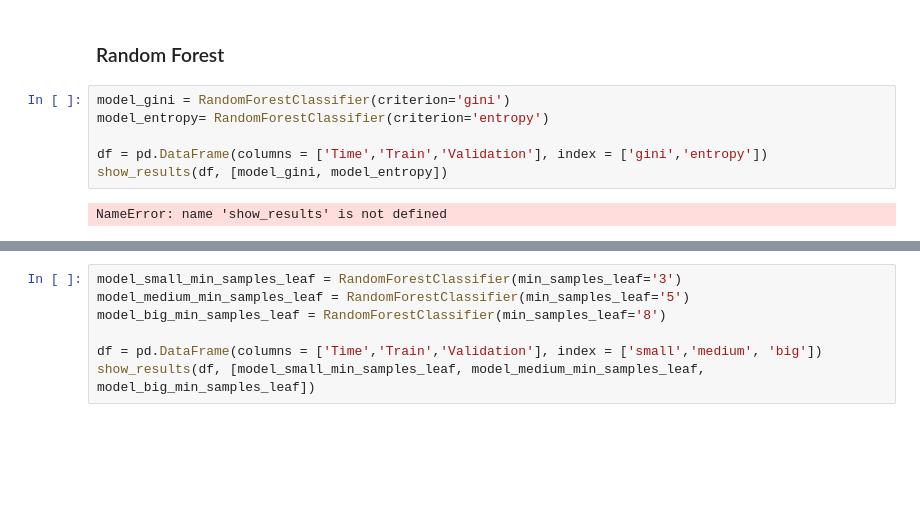
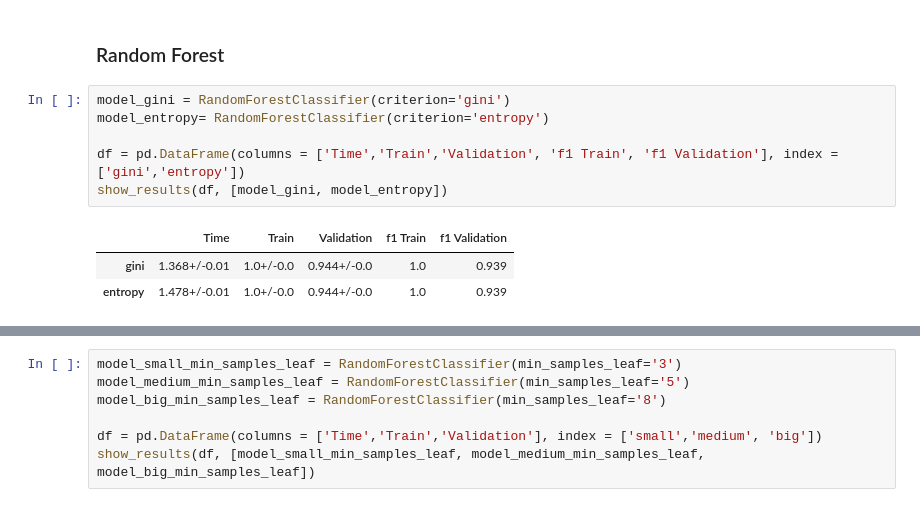
Before and after one commit to Leon209/Project_1-Supervised-Model, a Jupyter notebook: Project 1.ipynb, the cells around one changed output, grey strips where cells are left out. Saved outputs shown, nothing was run; the diff lists cells and outputs as text; blank space fills up the shorter version.

```diff
--- a/Project 1.ipynb
+++ b/Project 1.ipynb
@@ -922,11 +977,13 @@ print('Validation:', f1_score(y_validate, labels_val_bayes))
 # %%
 model_gini = RandomForestClassifier(criterion='gini')
 model_entropy= RandomForestClassifier(criterion='entropy')
 
-df = pd.DataFrame(columns = ['Time','Train','Validation'], index = ['gini','entropy'])
+df = pd.DataFrame(columns = ['Time','Train','Validation', 'f1 Train', 'f1 Validation'], index = ['gini','entropy'])
 show_results(df, [model_gini, model_entropy])
 # %% [output]
-NameError: name 'show_results' is not defined
+|  | Time | Train | Validation | f1 Train | f1 Validation |
+| gini | 1.368+/-0.01 | 1.0+/-0.0 | 0.944+/-0.0 | 1.0 | 0.939 |
+| entropy | 1.478+/-0.01 | 1.0+/-0.0 | 0.944+/-0.0 | 1.0 | 0.939 |
 # %%
 model_small_maxdepth = RandomForestClassifier(max_depth='5')
 model_medium_maxdepth = RandomForestClassifier(max_depth='10')
```
Also changed, not shown: parts of 16 cells of this notebook.
